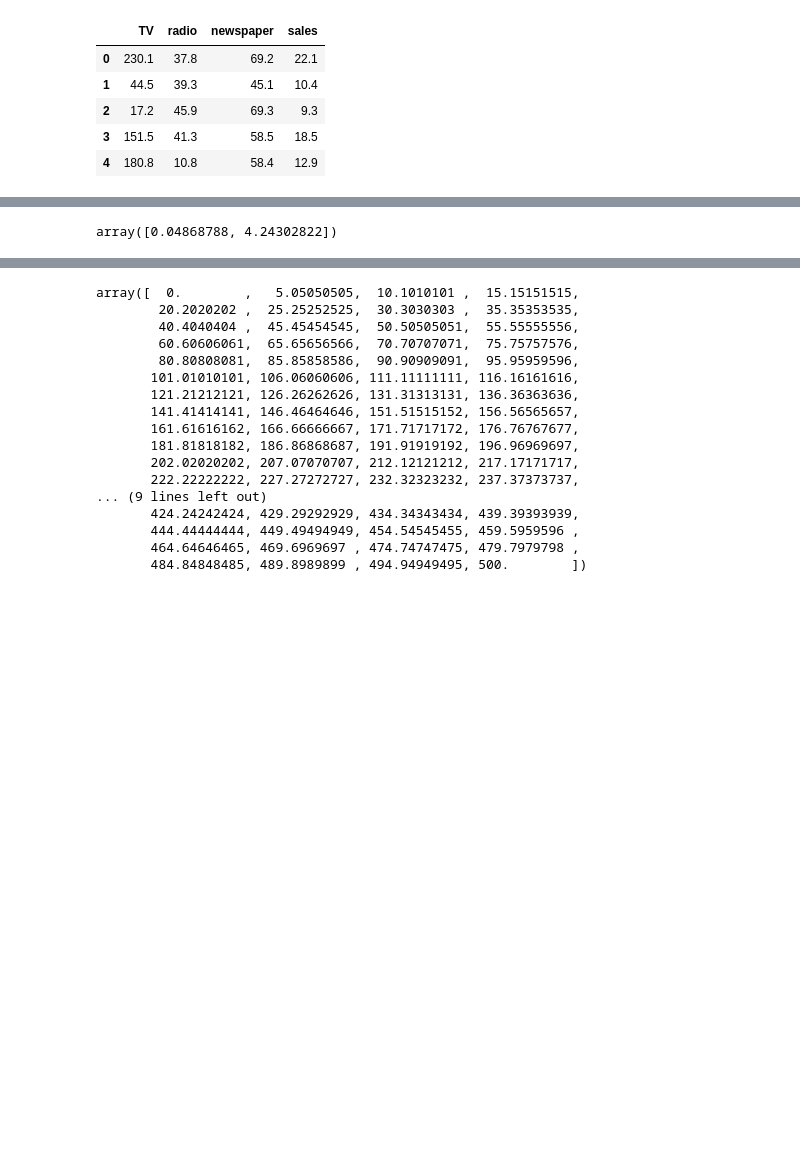
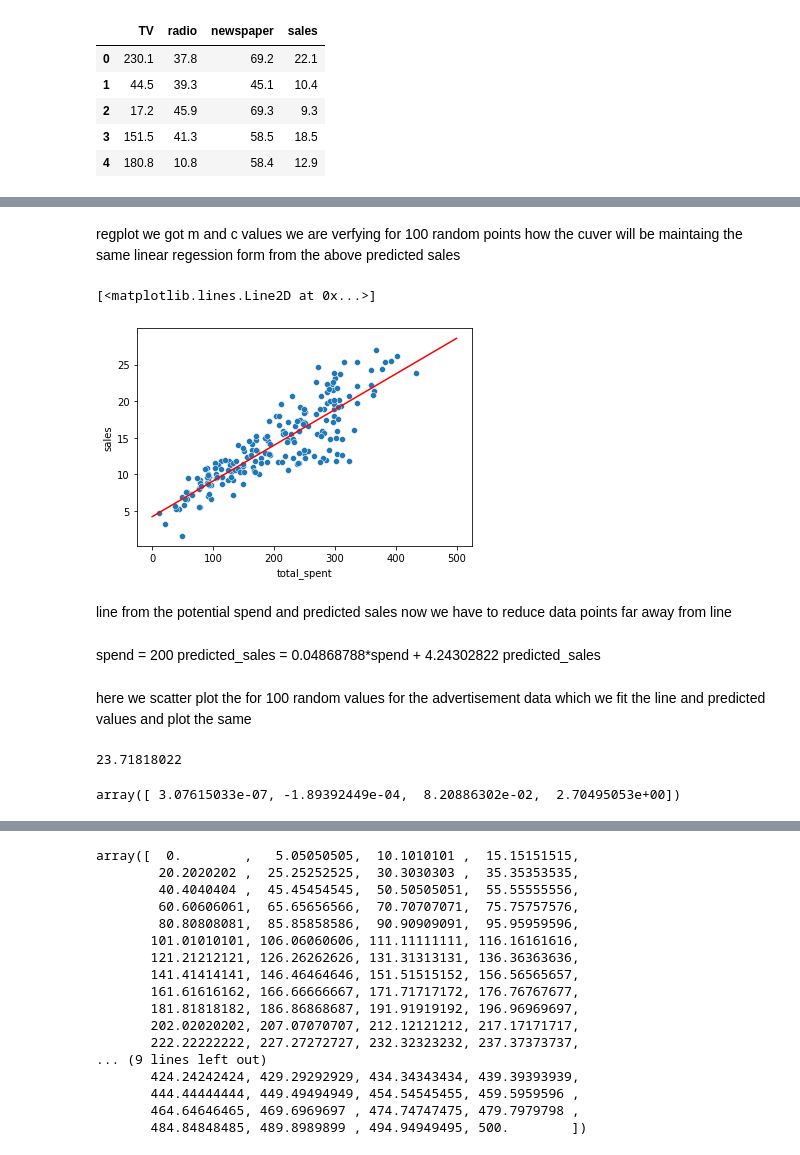
Before and after one commit to uma1978/iiit_fmml_assignments, a Jupyter notebook: linear_regression.ipynb, the cells around one changed output, grey strips where cells are left out. Drawn from its saved outputs; the diff is of its cells as text; code cells hidden in the pictures; blank space fills up the shorter version.

```diff
--- a/linear_regression.ipynb
+++ b/linear_regression.ipynb
@@ -63,4 +122,28 @@ y = df['sales']
+# %% [markdown]
+regplot we got m and c values we are verfying for 100 random points how the cuver will be maintaing the same linear regession form
+from the above predicted sales
+# %%
+sns.scatterplot(x='total_spent', y= 'sales', data= df)
+plt.plot(potential_spend, predicted_sales, color = 'red')
+# %% [output]
+[<matplotlib.lines.Line2D at 0x...>]
+[figure, added]
+# %% [markdown]
+line from the potential spend and predicted sales
+now we have to reduce data points far away from line
+# %% [markdown]
+spend = 200
+predicted_sales = 0.04868788*spend + 4.24302822
+predicted_sales
+# %% [markdown]
+here we scatter plot the for 100 random values for the advertisement data which we fit the line and predicted values and plot the same
+# %%
+spend = 400
+predicted_sales = 0.04868788*spend + 4.24302822
+predicted_sales
+# %% [output]
+23.71818022
 # %%
-np.polyfit(x,y, deg=1)
+np.polyfit(x,y,deg=3) #these are theta values for this polynomial fit
 # %% [output]
-array([0.04868788, 4.24302822])
+array([ 3.07615033e-07, -1.89392449e-04,  8.20886302e-02,  2.70495053e+00])
```
Also changed, not shown: parts of 65 cells of this notebook.
